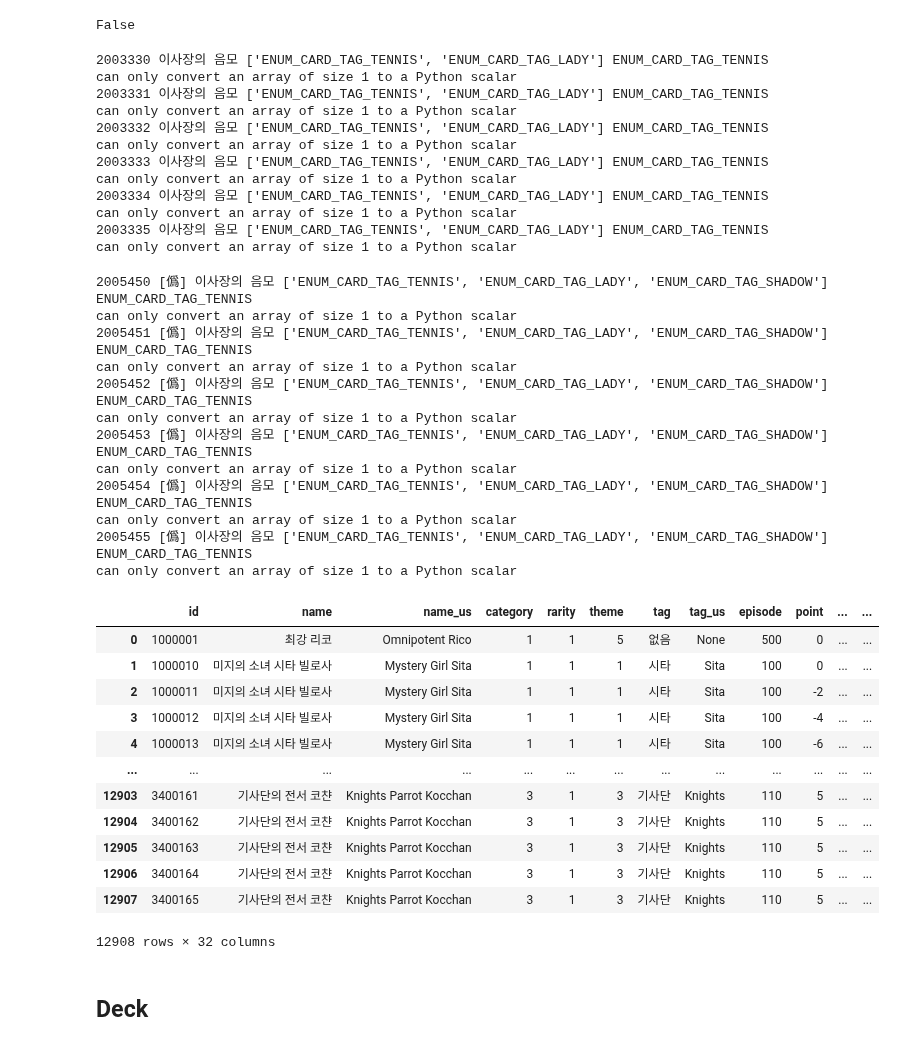
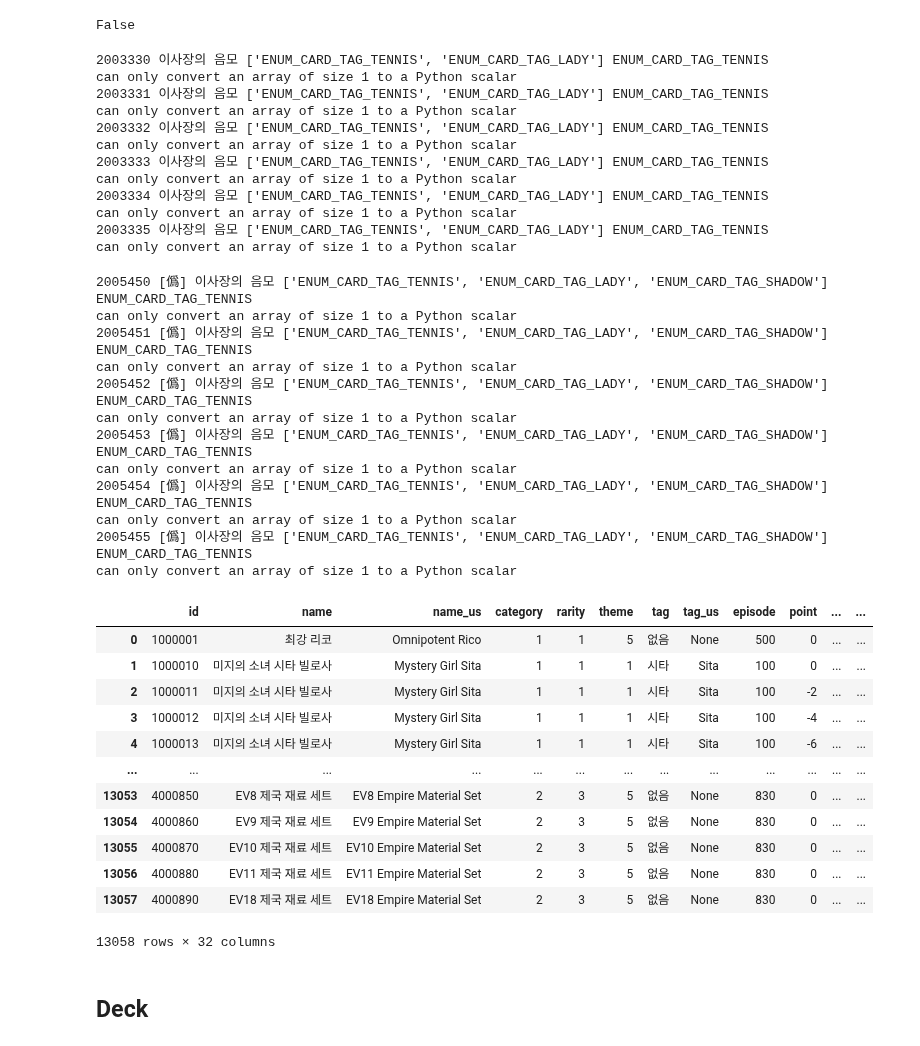
Before and after one commit to ryj0902/kanadb, a Jupyter notebook: dbupdater.ipynb, the cells around one changed output. Saved outputs shown, nothing was run; the diff lists cells and outputs as text; code cells hidden in the pictures.

Commit message:
* fix to reflect closing of Exam Hall * add "Materials" card filter condition in Extra

```diff
--- a/dbupdater.ipynb
+++ b/dbupdater.ipynb
@@ -199,8 +199,10 @@ else:
         episode = 801
     elif episode == "EM":
         episode = 802
-    else:  # MH0
+    elif episode == "MH0":
         episode = 803
+    else:  # MH30
+        episode = 830
 episode
 # %% [output]
 ['EV0' 'EP0' 'EP1' 'EP2' 'EP3' 'EP4' 'EP5' 'EP6' 'EP7' 'EP8' 'EP9' 'EP10'
@@ -399,8 +401,10 @@ for card in tqdm(card_table.itertuples(), total=len(card_table)):
             episode = 801
         elif episode == "EM":
             episode = 802
-        else:  # MH0
+        elif episode == "MH0":
             episode = 803
+        else:  # MH30
+            episode = 830
     temp["episode"] = episode
     temp["point"] = card.CARD_POINT
     temp["size"] = card.CARD_SIZE
@@ -507,39 +511,39 @@ df_card
 can only convert an array of size 1 to a Python scalar
 2003331 이사장의 음모 ['ENUM_CARD_TAG_TENNIS', 'ENUM_CARD_TAG_LADY'] ENUM_CARD_TAG_TENNIS
 can only convert an array of size 1 to a Python scalar
 2003332 이사장의 음모 ['ENUM_CARD_TAG_TENNIS', 'ENUM_CARD_TAG_LADY'] ENUM_CARD_TAG_TENNIS
 can only convert an array of size 1 to a Python scalar
 2003333 이사장의 음모 ['ENUM_CARD_TAG_TENNIS', 'ENUM_CARD_TAG_LADY'] ENUM_CARD_TAG_TENNIS
 can only convert an array of size 1 to a Python scalar
 2003334 이사장의 음모 ['ENUM_CARD_TAG_TENNIS', 'ENUM_CARD_TAG_LADY'] ENUM_CARD_TAG_TENNIS
 can only convert an array of size 1 to a Python scalar
 2003335 이사장의 음모 ['ENUM_CARD_TAG_TENNIS', 'ENUM_CARD_TAG_LADY'] ENUM_CARD_TAG_TENNIS
 can only convert an array of size 1 to a Python scalar
 2005450 [僞] 이사장의 음모 ['ENUM_CARD_TAG_TENNIS', 'ENUM_CARD_TAG_LADY', 'ENUM_CARD_TAG_SHADOW'] ENUM_CARD_TAG_TENNIS
 can only convert an array of size 1 to a Python scalar
 2005451 [僞] 이사장의 음모 ['ENUM_CARD_TAG_TENNIS', 'ENUM_CARD_TAG_LADY', 'ENUM_CARD_TAG_SHADOW'] ENUM_CARD_TAG_TENNIS
 can only convert an array of size 1 to a Python scalar
 2005452 [僞] 이사장의 음모 ['ENUM_CARD_TAG_TENNIS', 'ENUM_CARD_TAG_LADY', 'ENUM_CARD_TAG_SHADOW'] ENUM_CARD_TAG_TENNIS
 can only convert an array of size 1 to a Python scalar
 2005453 [僞] 이사장의 음모 ['ENUM_CARD_TAG_TENNIS', 'ENUM_CARD_TAG_LADY', 'ENUM_CARD_TAG_SHADOW'] ENUM_CARD_TAG_TENNIS
 can only convert an array of size 1 to a Python scalar
 2005454 [僞] 이사장의 음모 ['ENUM_CARD_TAG_TENNIS', 'ENUM_CARD_TAG_LADY', 'ENUM_CARD_TAG_SHADOW'] ENUM_CARD_TAG_TENNIS
 can only convert an array of size 1 to a Python scalar
 2005455 [僞] 이사장의 음모 ['ENUM_CARD_TAG_TENNIS', 'ENUM_CARD_TAG_LADY', 'ENUM_CARD_TAG_SHADOW'] ENUM_CARD_TAG_TENNIS
 can only convert an array of size 1 to a Python scalar
 |  | id | name | name_us | category | rarity | theme | tag | tag_us | episode | point | ... | ... |
 | 0 | 1000001 | 최강 리코 | Omnipotent Rico | 1 | 1 | 5 | 없음 | None | 500 | 0 | ... | ... |
 | 1 | 1000010 | 미지의 소녀 시타 빌로사 | Mystery Girl Sita | 1 | 1 | 1 | 시타 | Sita | 100 | 0 | ... | ... |
 | 2 | 1000011 | 미지의 소녀 시타 빌로사 | Mystery Girl Sita | 1 | 1 | 1 | 시타 | Sita | 100 | -2 | ... | ... |
 | 3 | 1000012 | 미지의 소녀 시타 빌로사 | Mystery Girl Sita | 1 | 1 | 1 | 시타 | Sita | 100 | -4 | ... | ... |
 | 4 | 1000013 | 미지의 소녀 시타 빌로사 | Mystery Girl Sita | 1 | 1 | 1 | 시타 | Sita | 100 | -6 | ... | ... |
 | ... | ... | ... | ... | ... | ... | ... | ... | ... | ... | ... | ... | ... |
-| 12903 | 3400161 | 기사단의 전서 코챤 | Knights Parrot Kocchan | 3 | 1 | 3 | 기사단 | Knights | 110 | 5 | ... | ... |
-| 12904 | 3400162 | 기사단의 전서 코챤 | Knights Parrot Kocchan | 3 | 1 | 3 | 기사단 | Knights | 110 | 5 | ... | ... |
-| 12905 | 3400163 | 기사단의 전서 코챤 | Knights Parrot Kocchan | 3 | 1 | 3 | 기사단 | Knights | 110 | 5 | ... | ... |
-| 12906 | 3400164 | 기사단의 전서 코챤 | Knights Parrot Kocchan | 3 | 1 | 3 | 기사단 | Knights | 110 | 5 | ... | ... |
-| 12907 | 3400165 | 기사단의 전서 코챤 | Knights Parrot Kocchan | 3 | 1 | 3 | 기사단 | Knights | 110 | 5 | ... | ... |
+| 13053 | 4000850 | EV8 제국 재료 세트 | EV8 Empire Material Set | 2 | 3 | 5 | 없음 | None | 830 | 0 | ... | ... |
+| 13054 | 4000860 | EV9 제국 재료 세트 | EV9 Empire Material Set | 2 | 3 | 5 | 없음 | None | 830 | 0 | ... | ... |
+| 13055 | 4000870 | EV10 제국 재료 세트 | EV10 Empire Material Set | 2 | 3 | 5 | 없음 | None | 830 | 0 | ... | ... |
+| 13056 | 4000880 | EV11 제국 재료 세트 | EV11 Empire Material Set | 2 | 3 | 5 | 없음 | None | 830 | 0 | ... | ... |
+| 13057 | 4000890 | EV18 제국 재료 세트 | EV18 Empire Material Set | 2 | 3 | 5 | 없음 | None | 830 | 0 | ... | ... |
-12908 rows × 32 columns
+13058 rows × 32 columns
 # %% [markdown]
 ## Deck
 # %%
```
Also changed, not shown: parts of 7 cells of this notebook, 4 other files.
